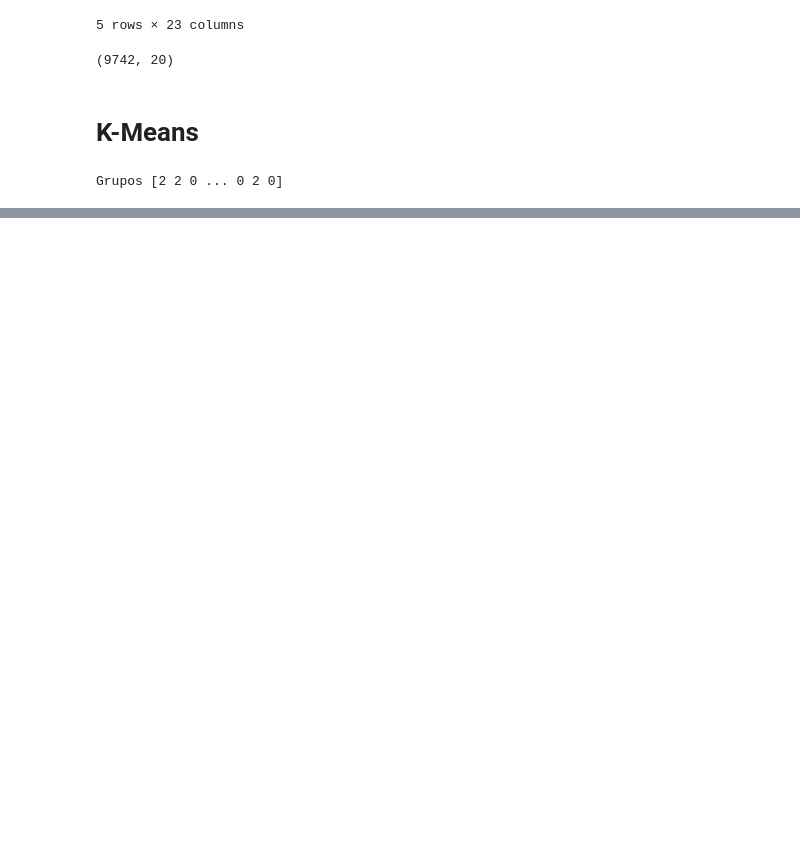
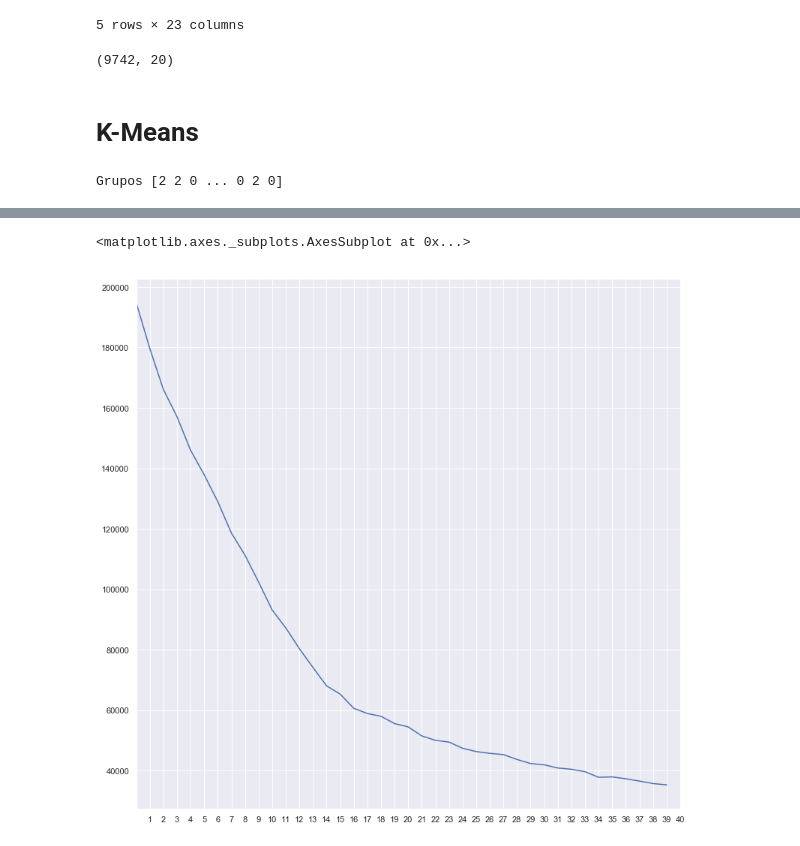
Before and after one commit to musashisama/Formacao-Machine-Learning, a Jupyter notebook: 02 - Introducao a algoritmos nao supervisionados/01 - Filmes.ipynb, the cells around one changed output, grey strips where cells are left out. Saved outputs shown, nothing was run; the diff lists cells and outputs as text; code cells hidden in the pictures; blank space fills up the shorter version.

```diff
--- a/02 - Introducao a algoritmos nao supervisionados/01 - Filmes.ipynb
+++ b/02 - Introducao a algoritmos nao supervisionados/01 - Filmes.ipynb
@@ -136,0 +185,7 @@ sns.scatterplot(x=visualizacao[:,0], y=visualizacao[:,1],hue=modelo.labels_, pal
+# %%
+def kmeans(numero_de_clusters, generos):
+    modelo = KMeans(n_clusters=numero_de_clusters)
+    modelo.fit(generos)
+    return [numero_de_clusters,modelo.inertia_]#modelo.inertia_ retorna o erro quadrático médio
+
+kmeans(20,generos_escalados)
@@ -136,0 +198,3 @@ sns.scatterplot(x=visualizacao[:,0], y=visualizacao[:,1],hue=modelo.labels_, pal
+# %%
+resultado = [kmeans(numero_de_grupos, generos_escalados) for numero_de_grupos in range(1,41)]
+resultado
@@ -136,0 +219,3 @@ sns.scatterplot(x=visualizacao[:,0], y=visualizacao[:,1],hue=modelo.labels_, pal
+# %%
+resultado = pd.DataFrame(resultado,columns=["grupos","inertia"])
+resultado
@@ -136,0 +240,5 @@ sns.scatterplot(x=visualizacao[:,0], y=visualizacao[:,1],hue=modelo.labels_, pal
+# %%
+resultado["inertia"].plot(xticks=resultado.grupos)
+# %% [output]
+<matplotlib.axes._subplots.AxesSubplot at 0x...>
+[figure, added]
```
Also changed, not shown: parts of 19 cells of this notebook, 1 other file.
